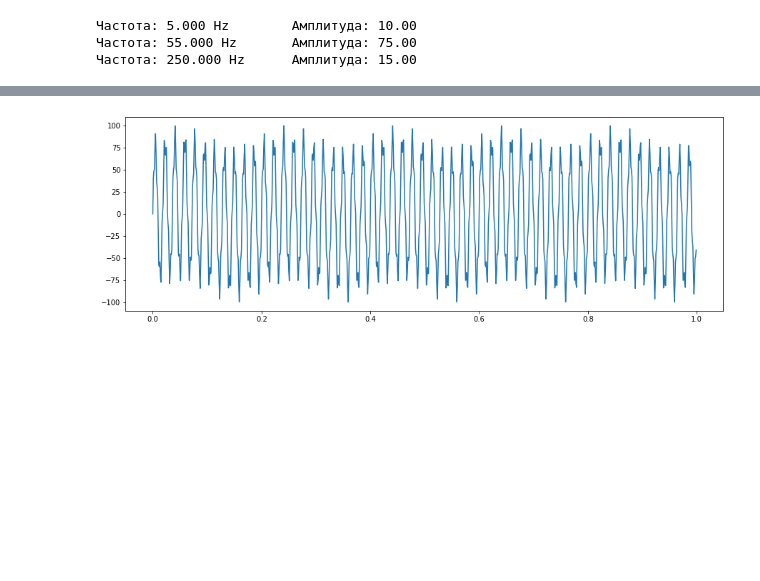
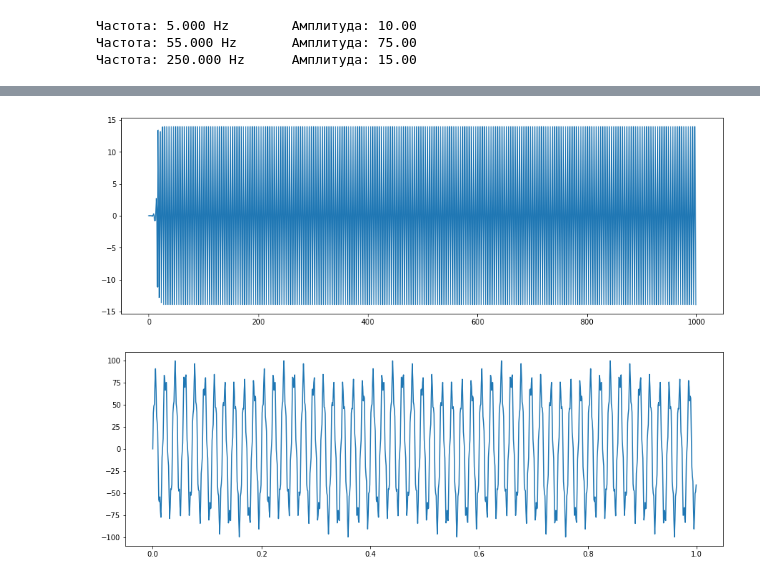
Before and after one commit to oborichkin/moed, a Jupyter notebook: Notebooks/09_work_with_data.ipynb, the cells around one changed output, grey strips where cells are left out. Saved outputs shown, nothing was run; the diff lists cells and outputs as text; code cells hidden in the pictures; blank space fills up the shorter version.

```diff
--- a/Notebooks/09_work_with_data.ipynb
+++ b/Notebooks/09_work_with_data.ipynb
@@ -40,3 +55,7 @@ for x, y in dtf_signal._seq.items():
+# %%
+filtered.plot()
+# %% [output]
+[figure, added]
 # %%
 harm1 = Model.harmonic(X, freq=250, amp=15)
 harm2 = Model.harmonic(X, freq=55, amp=75)
```
Also changed, not shown: parts of 4 cells of this notebook, 7 other files.
